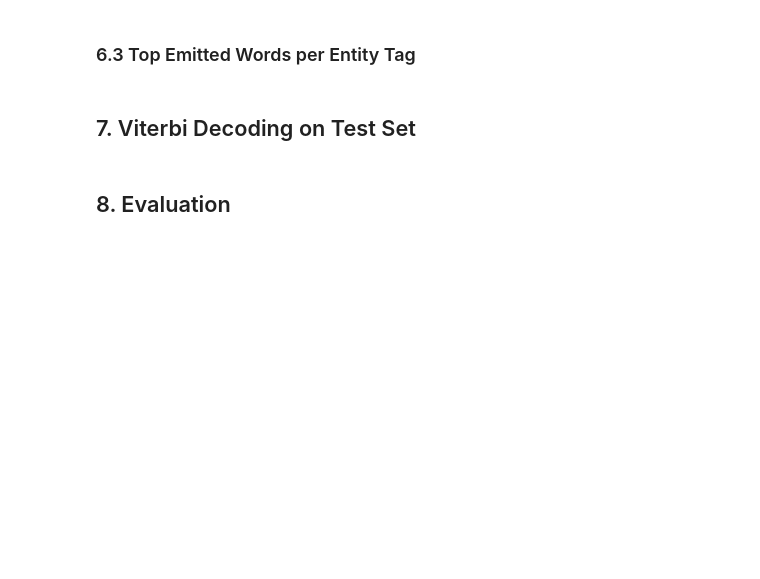
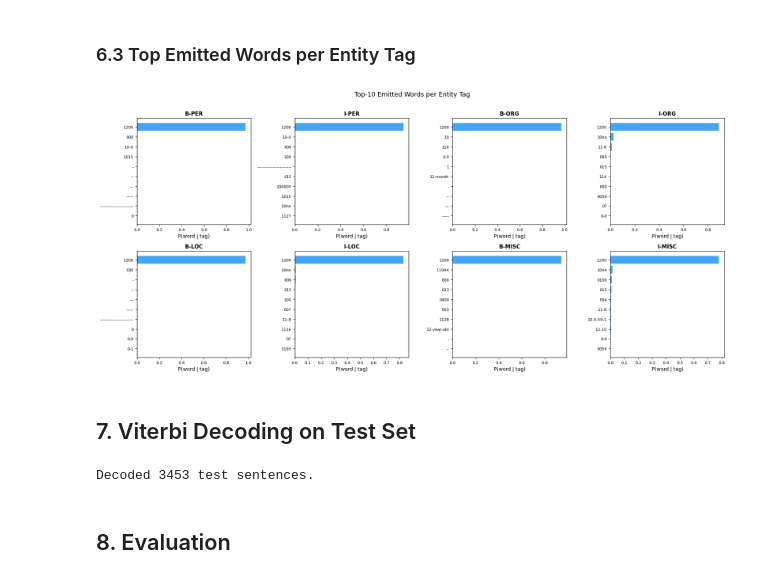
Before and after one commit to eyadmohamed20/word2vec-from-scratch-ner, a Jupyter notebook: HMM/HMM_NER-2.ipynb, the cells around one changed output. Saved outputs shown, nothing was run; the diff lists cells and outputs as text; code cells hidden in the pictures; blank space fills up the shorter version.

```diff
--- a/HMM/HMM_NER-2.ipynb
+++ b/HMM/HMM_NER-2.ipynb
@@ -269,9 +266,9 @@ test_seqs = [
     (example["tokens"], example["ner_tags"])
     for example in dataset["test"]
 ]
+id2label = {i: label for i, label in enumerate(NER_LABELS)}
+label2id = {label: i for i, label in enumerate(NER_LABELS)}
 
-id2label = dataset["train"].features["ner_tags"].feature.names
-id2label = {i: label for i, label in enumerate(id2label)}
 
 NUM_CLASSES = len(id2label)
 
@@ -331,31 +334,38 @@ plt.show()
 # %%
 entity_tag_ids = [i for i, lbl in enumerate(NER_LABELS) if lbl != 'O']
 N_TOP = 10
 
 fig, axes = plt.subplots(2, 4, figsize=(18, 8))
 axes = axes.flatten()
 
 for ax, tag_id in zip(axes, entity_tag_ids):
-    probs = {w: np.exp(p)
-             for w, p in hmm.log_B[tag_id].items() if w != HMM.UNK}
-    top   = sorted(probs, key=probs.get, reverse=True)[:N_TOP]
+    probs = {
+        idx2word[i]: np.exp(p)
+        for i, p in enumerate(hmm.log_B[tag_id])
+        if i != EmbeddingHMM.UNK
+    }
+    top = sorted(probs, key=probs.get, reverse=True)[:N_TOP]
     ax.barh(top[::-1], [probs[w] for w in top[::-1]], color='#42A5F5')
     ax.set_title(NER_LABELS[tag_id], fontsize=11, fontweight='bold')
     ax.set_xlabel('P(word | tag)')
     ax.tick_params(labelsize=8)
 
 for ax in axes[len(entity_tag_ids):]:
     ax.set_visible(False)
 
 plt.suptitle('Top-10 Emitted Words per Entity Tag', fontsize=13, y=1.01)
 plt.tight_layout()
 plt.savefig('hmm_top_emissions.png', dpi=150)
 plt.show()
+# %% [output]
+[figure, added]
 # %% [markdown]
 ## 7. Viterbi Decoding on Test Set
 # %%
 pred_seqs = hmm.predict(test_seqs)
 print(f'Decoded {len(pred_seqs)} test sentences.')
+# %% [output]
+Decoded 3453 test sentences.
 # %% [markdown]
 ## 8. Evaluation
 # %%
```
Also changed, not shown: parts of 9 cells of this notebook, 6 other files.
